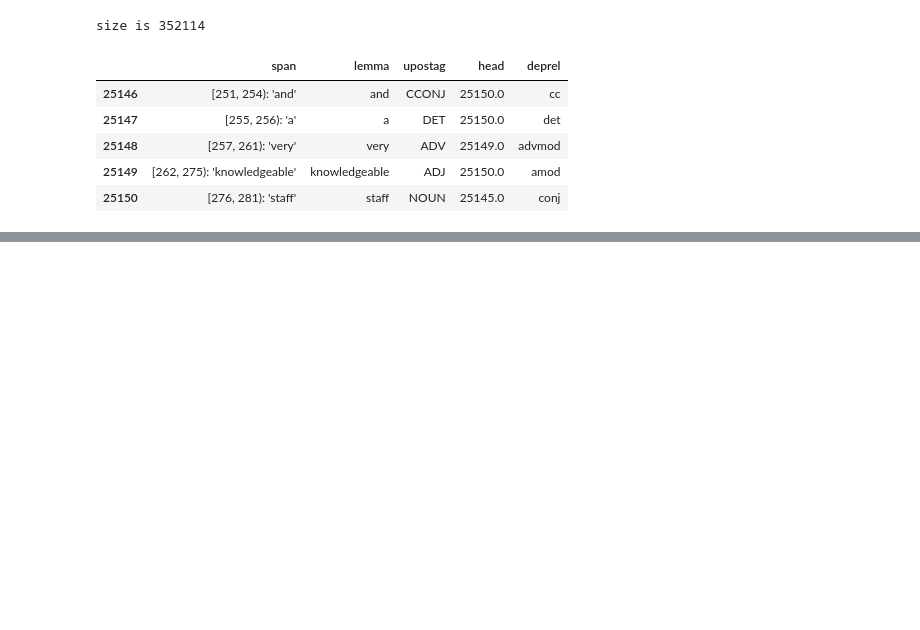
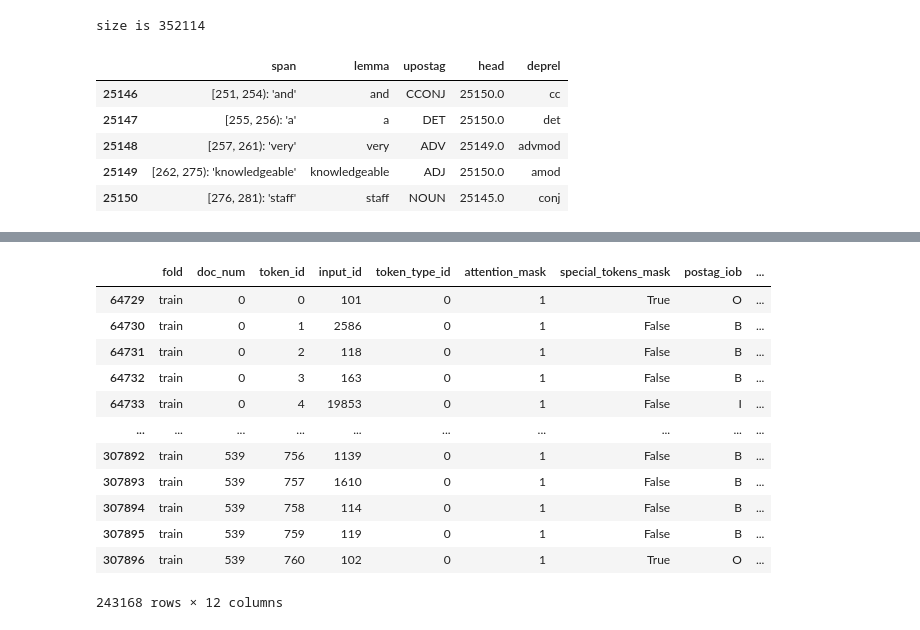
Before and after one commit to CODAIT/text-extensions-for-pandas, a Jupyter notebook: notebooks/Read_CoNLL-U_files.ipynb, the cells around one changed output, grey strips where cells are left out. Drawn from its saved outputs; the diff is of its cells as text; code cells hidden in the pictures; blank space fills up the shorter version.

```diff
--- a/notebooks/Read_CoNLL-U_files.ipynb
+++ b/notebooks/Read_CoNLL-U_files.ipynb
@@ -150,0 +272,18 @@ tp.io.spacy.render_parse_tree(first_sentence,tag_col="upostag",label_col="deprel
+# %%
+# now get ready to train our model:
+train_df = corpus_df[corpus_df["fold"] == "train"]
+train_df
+# %% [output]
+|  | fold | doc_num | token_id | input_id | token_type_id | attention_mask | special_tokens_mask | postag_iob | ... |
+| 64729 | train | 0 | 0 | 101 | 0 | 1 | True | O | ... |
+| 64730 | train | 0 | 1 | 2586 | 0 | 1 | False | B | ... |
+| 64731 | train | 0 | 2 | 118 | 0 | 1 | False | B | ... |
+| 64732 | train | 0 | 3 | 163 | 0 | 1 | False | B | ... |
+| 64733 | train | 0 | 4 | 19853 | 0 | 1 | False | I | ... |
+| ... | ... | ... | ... | ... | ... | ... | ... | ... | ... |
+| 307892 | train | 539 | 756 | 1139 | 0 | 1 | False | B | ... |
+| 307893 | train | 539 | 757 | 1610 | 0 | 1 | False | B | ... |
+| 307894 | train | 539 | 758 | 114 | 0 | 1 | False | B | ... |
+| 307895 | train | 539 | 759 | 119 | 0 | 1 | False | B | ... |
+| 307896 | train | 539 | 760 | 102 | 0 | 1 | True | O | ... |
+243168 rows × 12 columns
```
Also changed, not shown: parts of 12 cells of this notebook.
